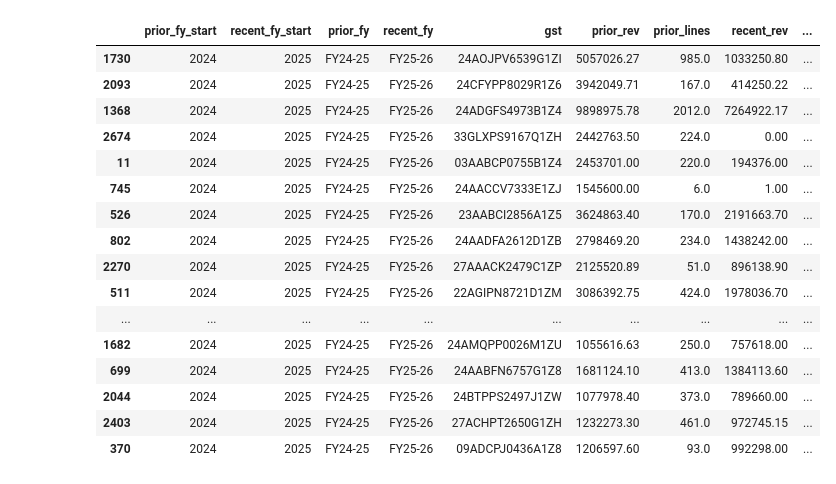
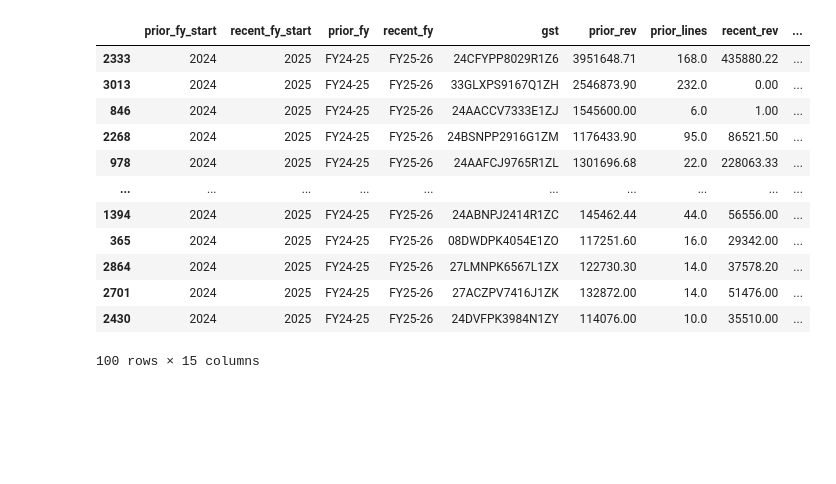
Before and after one commit to dhruvilsangani/Jacktech-Sales, a Jupyter notebook: sales-analysis.ipynb, the cells around one changed output. Cells and saved outputs as stored; diff of their text form; code cells hidden in the pictures; blank space fills up the shorter version.

```diff
--- a/sales-analysis.ipynb
+++ b/sales-analysis.ipynb
@@ -29,6 +29,7 @@ AGG_COL = "Amount"
 CUSTOMER_COL = "SupplierName"
 FY_START_COL = "FY_Start"
 FY_COL = "FY"
+SALES_PERSON_COL = "Salesperson"
 
 work = df.copy()
 work[INVOICE_DATE_COL] = pd.to_datetime(work[INVOICE_DATE_COL], errors="coerce")
@@ -91,7 +92,7 @@ def declining_high_revenue_customers(
             f"Expected column {FY_START_COL!r} (Indian FY). Run the prep cell above."
         )
 
-    cols = [GST_COL, FY_START_COL, AGG_COL]
+    cols = [GST_COL, FY_START_COL, AGG_COL, SALES_PERSON_COL]
     dd = d[cols].copy()
     dd = dd[dd[FY_START_COL].notna()]
     if data_from_fy_start is not None:
@@ -137,7 +138,7 @@ def declining_high_revenue_customers(
 
     decline_ok = (
         (out["prior_rev"] >= min_prior_revenue)
-        & (out["recent_rev"] < max_recent_vs_prior * out["prior_rev"])
+        & (out["pct_change_vs_prior"] < -max_recent_vs_prior)
         & (out["prior_lines"] >= min_line_items_prior)
         & (out["recent_lines"] >= min_line_items_recent)
     )
@@ -158,52 +159,48 @@ def declining_high_revenue_customers(
     return out
 
 
 # --- knobs (Indian FY; FY_Start = year of April opening that FY, same as sales_register) ---
 # If the export includes a partial current FY, set RECENT_FY_START to the last complete
 # FY (e.g. 2025 for FY25-26 ending Mar 2026) so you compare two full Apr–Mar periods.
-DATA_FROM_FY_START = 2014  # None = all FYs; else keep rows with FY_Start >= this
+DATA_FROM_FY_START = 2015  # None = all FYs; else keep rows with FY_Start >= this
 RECENT_FY_START = 2025  # None → latest FY_Start in filtered data
 PRIOR_FY_START = None  # None → RECENT_FY_START - 1
-HIGH_PCTILE = 0.90
-MAX_RECENT_VS_PRIOR = 0.85
+HIGH_PCTILE = 0.80
+MAX_RECENT_VS_PRIOR = 0.6
 MIN_PRIOR_REVENUE = 1_000_000.0
 MIN_LINES_PRIOR = 2
 MIN_LINES_RECENT = 0
 
 flags = declining_high_revenue_customers(
     work,
     recent_fy_start=RECENT_FY_START,
     prior_fy_start=PRIOR_FY_START,
     data_from_fy_start=DATA_FROM_FY_START,
     high_revenue_pctile=HIGH_PCTILE,
     max_recent_vs_prior=MAX_RECENT_VS_PRIOR,
     min_prior_revenue=MIN_PRIOR_REVENUE,
     min_line_items_prior=MIN_LINES_PRIOR,
     min_line_items_recent=MIN_LINES_RECENT,
 )
 
 watchlist = flags[flags["high_revenue"] & flags["declining"]].sort_values(
     "revenue_lost_vs_prior", ascending=False
 )
 watchlist
 # %% [output]
 |  | prior_fy_start | recent_fy_start | prior_fy | recent_fy | gst | prior_rev | prior_lines | recent_rev | ... |
-| 1730 | 2024 | 2025 | FY24-25 | FY25-26 | 24AOJPV6539G1ZI | 5057026.27 | 985.0 | 1033250.80 | ... |
-| 2093 | 2024 | 2025 | FY24-25 | FY25-26 | 24CFYPP8029R1Z6 | 3942049.71 | 167.0 | 414250.22 | ... |
-| 1368 | 2024 | 2025 | FY24-25 | FY25-26 | 24ADGFS4973B1Z4 | 9898975.78 | 2012.0 | 7264922.17 | ... |
-| 2674 | 2024 | 2025 | FY24-25 | FY25-26 | 33GLXPS9167Q1ZH | 2442763.50 | 224.0 | 0.00 | ... |
-| 11 | 2024 | 2025 | FY24-25 | FY25-26 | 03AABCP0755B1Z4 | 2453701.00 | 220.0 | 194376.00 | ... |
-| 745 | 2024 | 2025 | FY24-25 | FY25-26 | 24AACCV7333E1ZJ | 1545600.00 | 6.0 | 1.00 | ... |
-| 526 | 2024 | 2025 | FY24-25 | FY25-26 | 23AABCI2856A1Z5 | 3624863.40 | 170.0 | 2191663.70 | ... |
-| 802 | 2024 | 2025 | FY24-25 | FY25-26 | 24AADFA2612D1ZB | 2798469.20 | 234.0 | 1438242.00 | ... |
-| 2270 | 2024 | 2025 | FY24-25 | FY25-26 | 27AAACK2479C1ZP | 2125520.89 | 51.0 | 896138.90 | ... |
-| 511 | 2024 | 2025 | FY24-25 | FY25-26 | 22AGIPN8721D1ZM | 3086392.75 | 424.0 | 1978036.70 | ... |
+| 2333 | 2024 | 2025 | FY24-25 | FY25-26 | 24CFYPP8029R1Z6 | 3951648.71 | 168.0 | 435880.22 | ... |
+| 3013 | 2024 | 2025 | FY24-25 | FY25-26 | 33GLXPS9167Q1ZH | 2546873.90 | 232.0 | 0.00 | ... |
+| 846 | 2024 | 2025 | FY24-25 | FY25-26 | 24AACCV7333E1ZJ | 1545600.00 | 6.0 | 1.00 | ... |
+| 2268 | 2024 | 2025 | FY24-25 | FY25-26 | 24BSNPP2916G1ZM | 1176433.90 | 95.0 | 86521.50 | ... |
+| 978 | 2024 | 2025 | FY24-25 | FY25-26 | 24AAFCJ9765R1ZL | 1301696.68 | 22.0 | 228063.33 | ... |
 | ... | ... | ... | ... | ... | ... | ... | ... | ... | ... |
-| 1682 | 2024 | 2025 | FY24-25 | FY25-26 | 24AMQPP0026M1ZU | 1055616.63 | 250.0 | 757618.00 | ... |
-| 699 | 2024 | 2025 | FY24-25 | FY25-26 | 24AABFN6757G1Z8 | 1681124.10 | 413.0 | 1384113.60 | ... |
-| 2044 | 2024 | 2025 | FY24-25 | FY25-26 | 24BTPPS2497J1ZW | 1077978.40 | 373.0 | 789660.00 | ... |
-| 2403 | 2024 | 2025 | FY24-25 | FY25-26 | 27ACHPT2650G1ZH | 1232273.30 | 461.0 | 972745.15 | ... |
-| 370 | 2024 | 2025 | FY24-25 | FY25-26 | 09ADCPJ0436A1Z8 | 1206597.60 | 93.0 | 992298.00 | ... |
+| 1394 | 2024 | 2025 | FY24-25 | FY25-26 | 24ABNPJ2414R1ZC | 145462.44 | 44.0 | 56556.00 | ... |
+| 365 | 2024 | 2025 | FY24-25 | FY25-26 | 08DWDPK4054E1ZO | 117251.60 | 16.0 | 29342.00 | ... |
+| 2864 | 2024 | 2025 | FY24-25 | FY25-26 | 27LMNPK6567L1ZX | 122730.30 | 14.0 | 37578.20 | ... |
+| 2701 | 2024 | 2025 | FY24-25 | FY25-26 | 27ACZPV7416J1ZK | 132872.00 | 14.0 | 51476.00 | ... |
+| 2430 | 2024 | 2025 | FY24-25 | FY25-26 | 24DVFPK3984N1ZY | 114076.00 | 10.0 | 35510.00 | ... |
+100 rows × 15 columns
 # %%
 df[df.SupplierName.str.contains('PRIME') & df.TransporterName.str.contains('VRL')]
 # %% [output]
```
Also changed, not shown: parts of 1 cell of this notebook, 6 other files.
